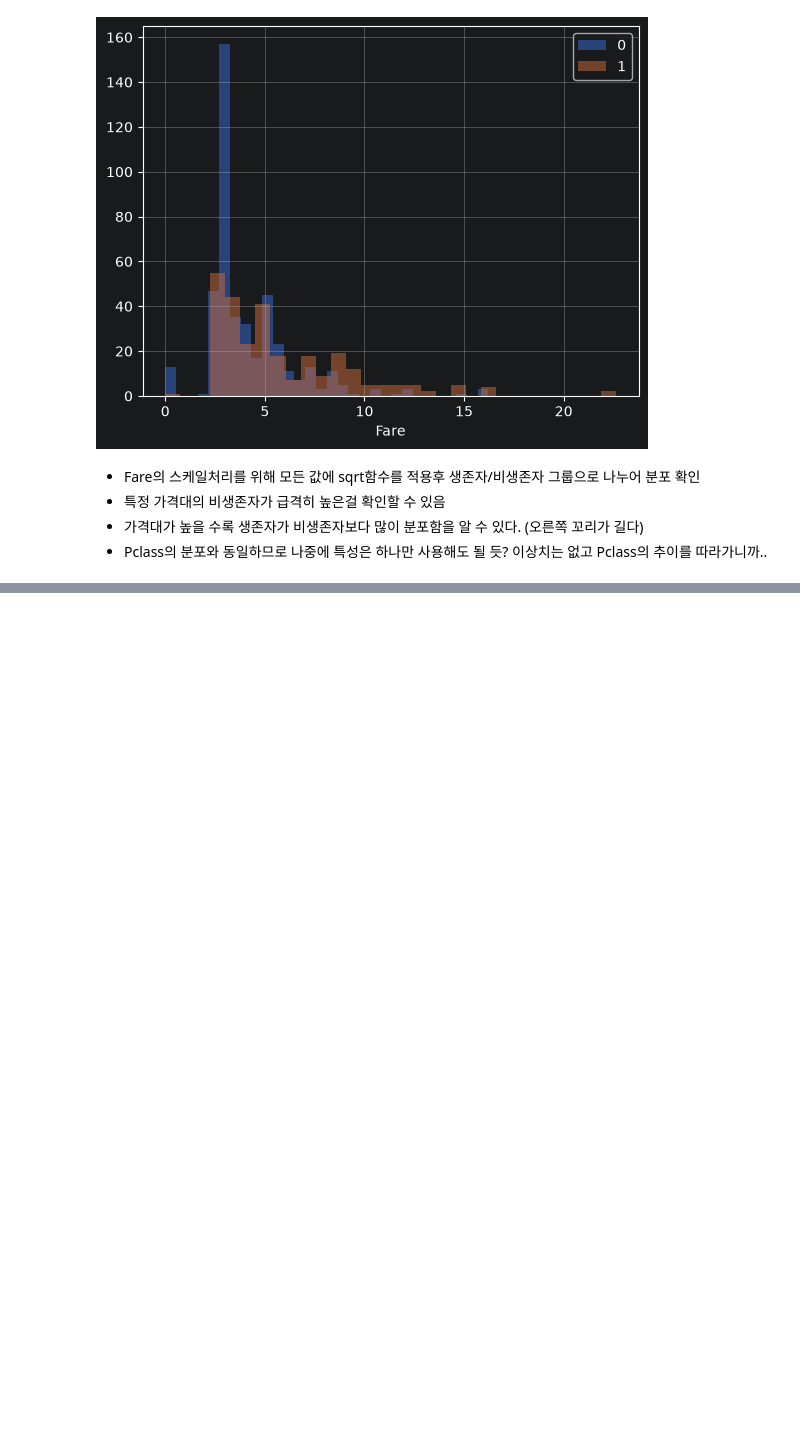
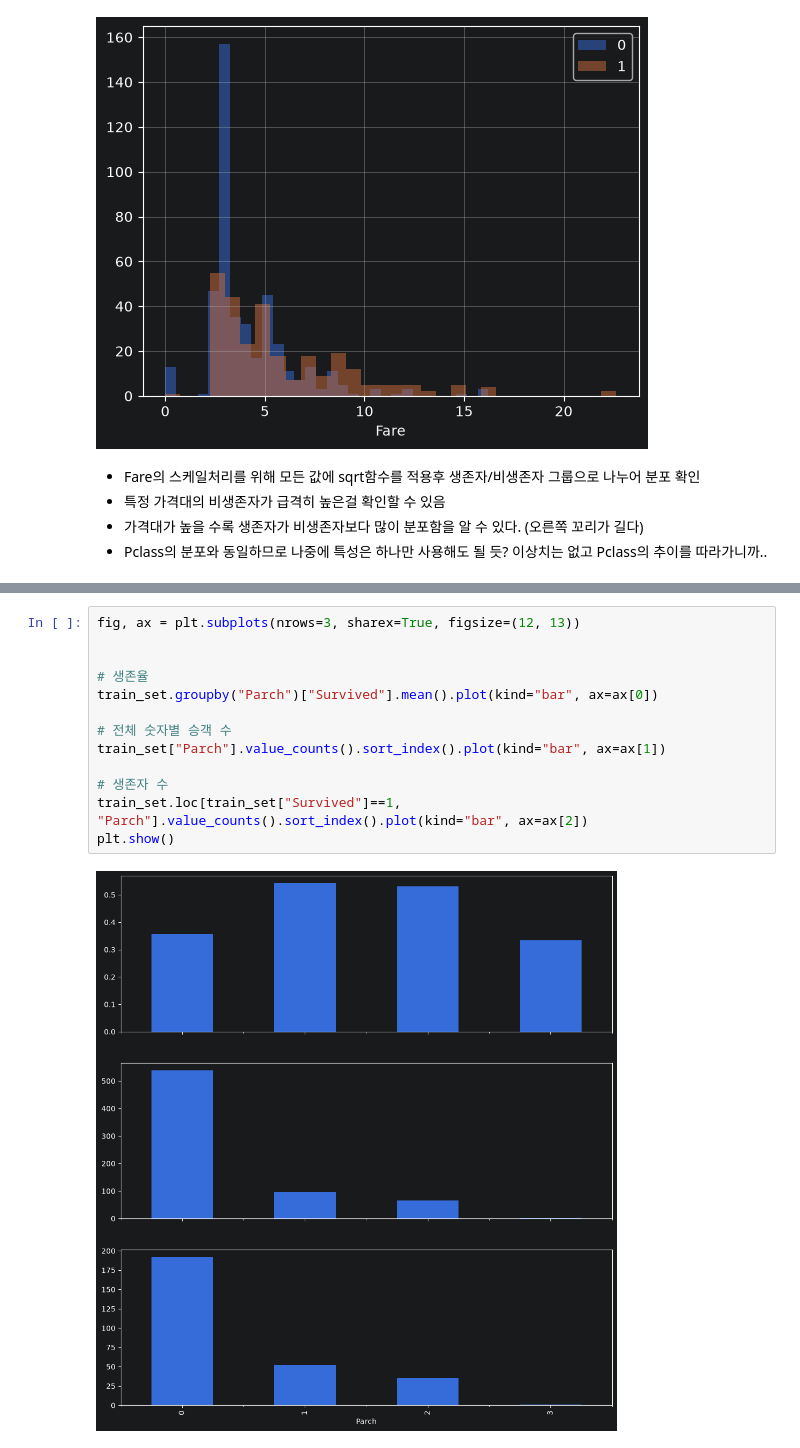
Before and after one commit to chc216/titanic-ml, a Jupyter notebook: notebooks/01-eda.ipynb, the cells around one changed output, grey strips where cells are left out. Saved outputs shown, nothing was run; the diff lists cells and outputs as text; blank space fills up the shorter version.

```diff
--- a/notebooks/01-eda.ipynb
+++ b/notebooks/01-eda.ipynb
@@ -243,0 +397,15 @@ plt.show()
+# %%
+fig, ax = plt.subplots(nrows=3, sharex=True, figsize=(12, 13))
+
+
+# 생존율
+train_set.groupby("Parch")["Survived"].mean().plot(kind="bar", ax=ax[0])
+
+# 전체 숫자별 승객 수
+train_set["Parch"].value_counts().sort_index().plot(kind="bar", ax=ax[1])
+
+# 생존자 수
+train_set.loc[train_set["Survived"]==1, "Parch"].value_counts().sort_index().plot(kind="bar", ax=ax[2])
+plt.show()
+# %% [output]
+[figure, added]
```
Also changed, not shown: parts of 20 cells of this notebook.
